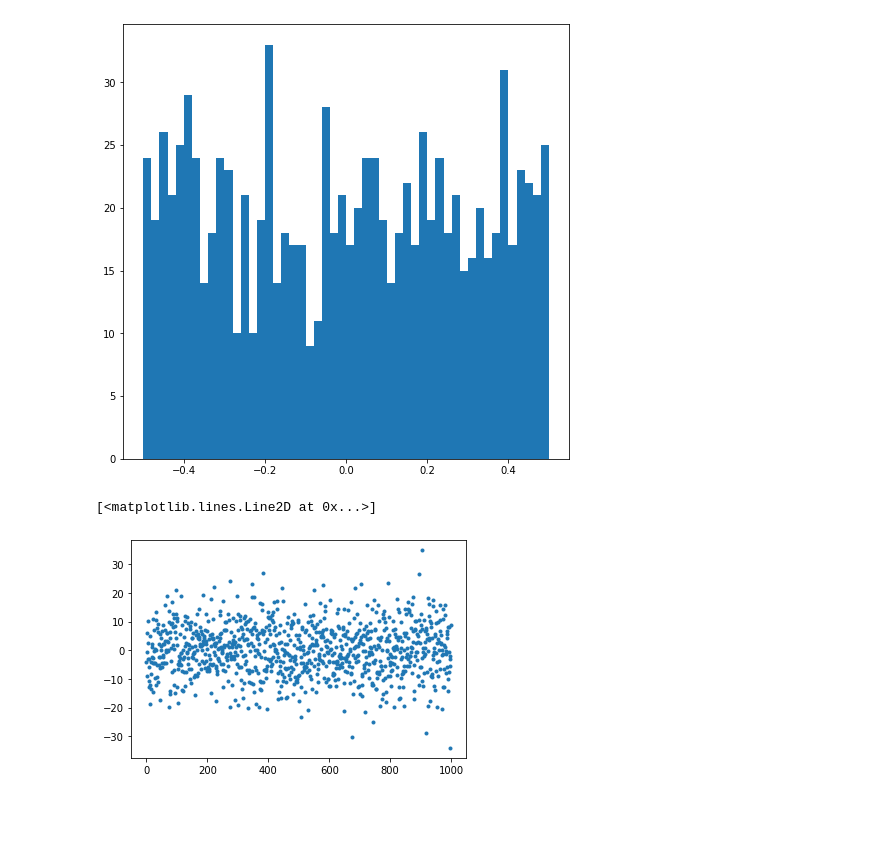
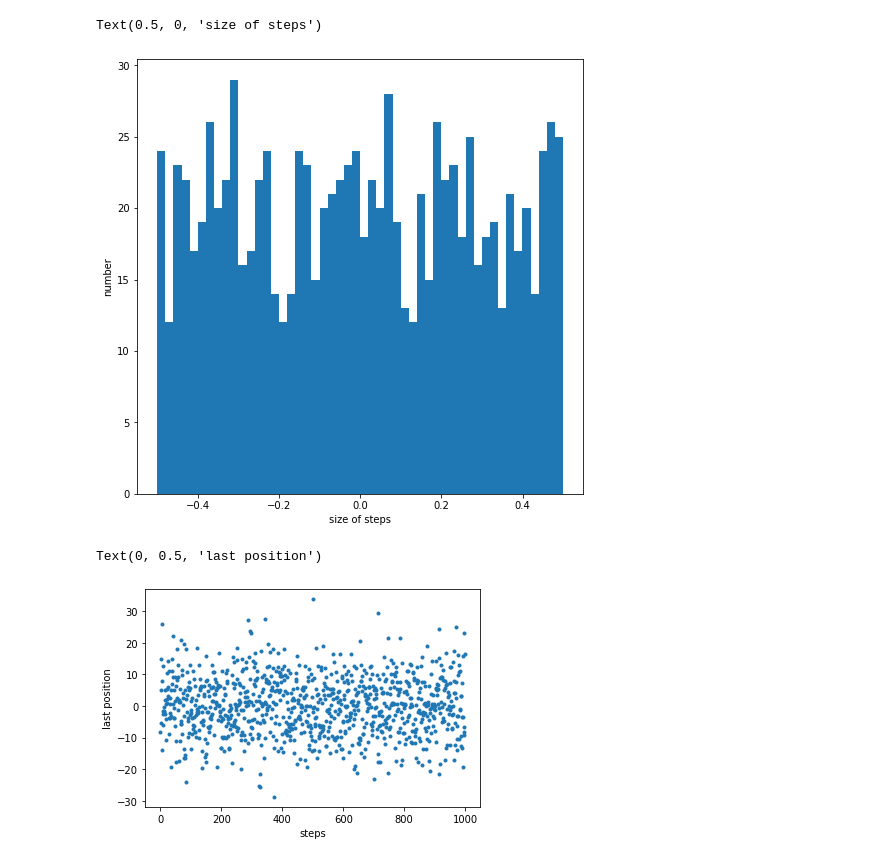
Before and after one commit to NTHU-Phys-Qubit/class-03162020-Chan-Sing-Hong, a Jupyter notebook: random_walk.ipynb, the cells around one changed output. Drawn from its saved outputs; the diff is of its cells as text; code cells hidden in the pictures; blank space fills up the shorter version.

Commit message:
random walk 4

```diff
--- a/random_walk.ipynb
+++ b/random_walk.ipynb
@@ -2,29 +2,35 @@
 import numpy as np
 import matplotlib.pyplot as plt
 # %%
+# iD random walk
 # S = [-0.5, 0.5]
-n = 1000
-n_stat = 1000
-step = np.random.random(n) - 0.5
+n_step = 1000
+n_run = 1000
+step = np.random.random(n_step) - 0.5
 
 fix, ax = plt.subplots(figsize = (8, 8))
 _ = ax.hist(step, bins = 50)
+ax.set_ylabel('number')
+ax.set_xlabel('size of steps')
 # %% [output]
+Text(0.5, 0, 'size of steps')
-[figure, old version]
+[figure, new version]
 # %%
 last_position = []
-for j in range(n_stat):
-    step = np.random.random(n) - 0.5
-    position = np.zeros(n+1)
-    for i in range(n):
+for j in range(n_run):
+    step = np.random.random(n_run) - 0.5
+    position = np.zeros(n_step+1)
+    for i in range(n_step):
         position[i+1] = position[i] + step[i]
     last_position.append(position[-1])
 
 # plt.plot(position)
 plt.plot(last_position, '.')
+plt.xlabel('steps')
+plt.ylabel('last position')
 # %% [output]
-[<matplotlib.lines.Line2D at 0x...>]
+Text(0, 0.5, 'last position')
-[figure, old version]
+[figure, new version]
 # %%
 fix, ax = plt.subplots(figsize = (8, 8))
 _ = ax.hist(last_position, bins = 50)
```
Also changed, not shown: parts of 19 cells of this notebook.
